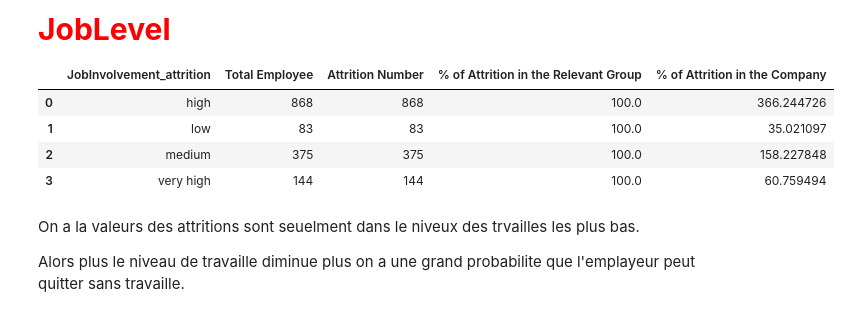
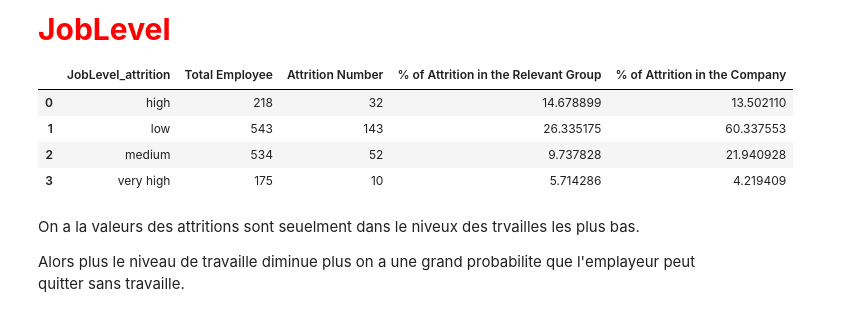
Before and after one commit to anass1209/MachineLearningProject, a Jupyter notebook: IBM HR Analytics Employee Attrition & Performance/modele.ipynb, the cells around one changed output. Saved outputs shown, nothing was run; the diff lists cells and outputs as text; code cells hidden in the pictures.

```diff
--- a/IBM HR Analytics Employee Attrition & Performance/modele.ipynb
+++ b/IBM HR Analytics Employee Attrition & Performance/modele.ipynb
@@ -104,5 +104,5 @@ Nombre de RelationshipSatisfaction unique:   [1 4 2 3]
 Nombre de Department unique:  ['Sales' 'Research & Development' 'Human Resources']
 Nombre de StandardHours unique:  [80]
 Nombre de TrainingTimesLastYear unique:  [0 3 2 5 1 4 6]
-# %%
-data['Attrition'] = data['Attrition'].astype(bool).astype(int)
+# %%
+data['Attrition'] = data['Attrition'].apply(lambda x: 0 if x == 'No' else 1)
@@ -193,7 +202,7 @@ data.head()
 5 rows × 32 columns
 # %%
 # Create Feature Dataframe
-def table_data(x):
+def table_df(x):
     """
     This function creates dataframe for each feature in the dataset
     """
@@ -246,6 +255,8 @@ age_type_percentages = data['Age type'].value_counts(normalize=True) * 100
 
 # Print the percentages
 print(f"{age_type_percentages}round(2)%")
+
+data = data.drop(labels = ['Age type'], axis = 1)
 # %% [output]
 Age type
 Adult         36.734694
@@ -536,16 +530,15 @@ parmis tous les personnes qui ne aide pas boucoups dans l'entreprise nous avons
 # %% [markdown]
 <p style="color:red; font-weight:bold; font-size: 30px">JobLevel</p>
 # %%
-data['JobInvolvement_attrition'] = ['low' if x == 1 else 'medium' if x == 2 else 'high' if x == 3 else 'very high' for x in data['JobInvolvement']]
+data['JobLevel_attrition'] = ['low' if x == 1 else 'medium' if x == 2 else 'high' if x == 3 else 'very high' for x in data['JobLevel']]
 
-JobInvolvement_attrition = table_df('JobInvolvement_attrition')
-JobInvolvement_attrition
+table_df('JobLevel_attrition')
 # %% [output]
-|  | JobInvolvement_attrition | Total Employee | Attrition Number | % of Attrition in the Relevant Group | % of Attrition in the Company |
-| 0 | high | 868 | 868 | 100.0 | 366.244726 |
-| 1 | low | 83 | 83 | 100.0 | 35.021097 |
-| 2 | medium | 375 | 375 | 100.0 | 158.227848 |
-| 3 | very high | 144 | 144 | 100.0 | 60.759494 |
+|  | JobLevel_attrition | Total Employee | Attrition Number | % of Attrition in the Relevant Group | % of Attrition in the Company |
+| 0 | high | 218 | 32 | 14.678899 | 13.502110 |
+| 1 | low | 543 | 143 | 26.335175 | 60.337553 |
+| 2 | medium | 534 | 52 | 9.737828 | 21.940928 |
+| 3 | very high | 175 | 10 | 5.714286 | 4.219409 |
 # %% [markdown]
 On a la valeurs des attritions sont seuelment dans le niveux des trvailles les plus bas.
 
```
Also changed, not shown: parts of 116 cells of this notebook.
